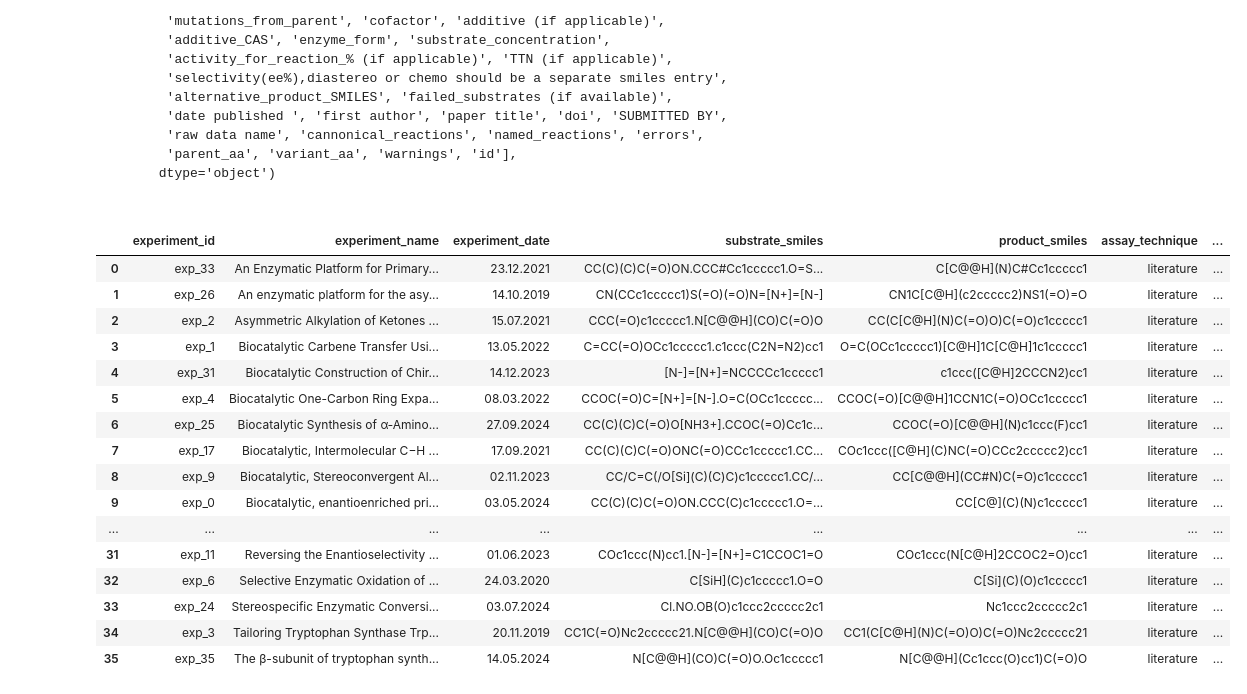
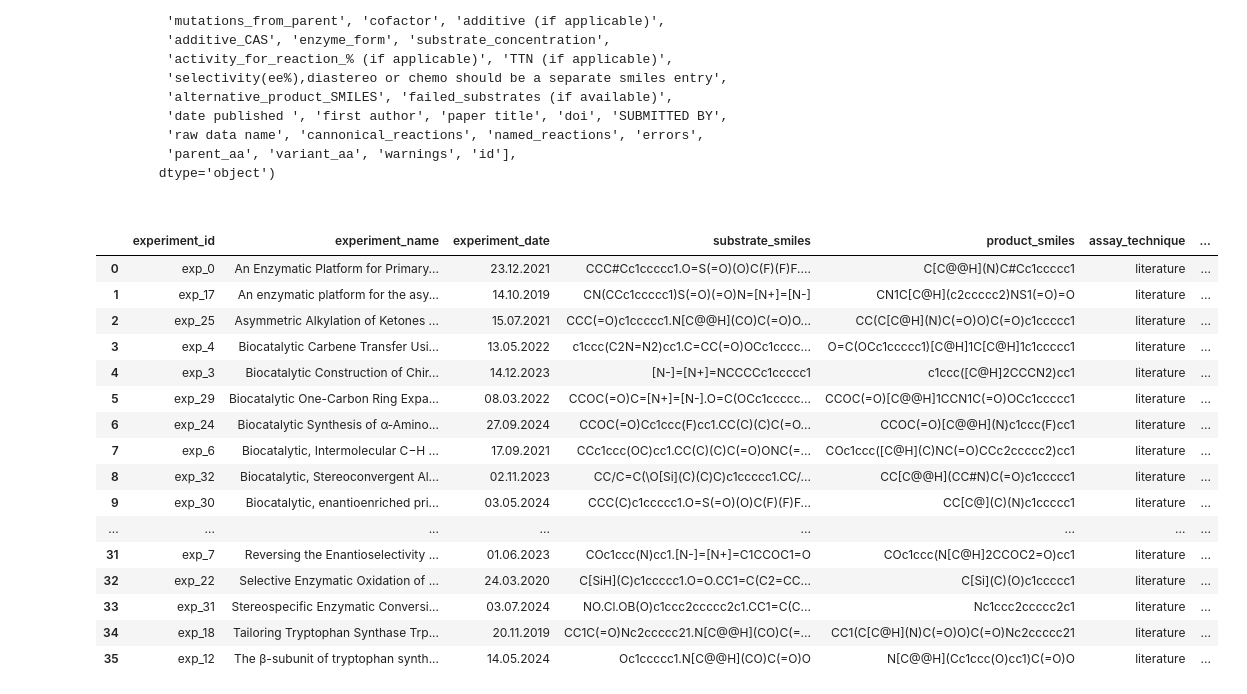
Before and after one commit to fhalab/EnzymeEngineeringDB, a Jupyter notebook: analysis/N4_ConvertFormatToLevSeq.ipynb, the cells around one changed output. Cells and saved outputs as stored; diff of their text form; code cells hidden in the pictures.

```diff
--- a/analysis/N4_ConvertFormatToLevSeq.ipynb
+++ b/analysis/N4_ConvertFormatToLevSeq.ipynb
@@ -425,41 +410,51 @@ doi_to_date = {'DOI: 10.1126/science.aah6219': '25.11.2016',
  'https://doi.org/10.1021/jacs.9b02931': '09.05.2019',
  'https://doi.org/10.1021/jacs.9b11608': '02.12.2019',
  'https://doi.org/10.1038/s41557-021-00794-z': '18.10.2021'}
+# %%
+cofactor_df = pd.read_csv('../data/paper_cofactor_categories_chemistry_20250516210647.csv')
+cofactor_df = cofactor_df.dropna()
+paper_to_cofactor = dict(zip(cofactor_df.paper_title, cofactor_df.cofactor_smiles))
 # %%
 metadata_rows = []
 for name, experiment in levseq_df.groupby('paper title'):
     experiment_id = f'exp_{paper_to_id.get(name)}'
-    try:
-        # this is what makes each a row in the df (each should have the same reaction/products and substrates)
-        substrates = experiment['cannonical_reactions'].values[0].split('>>')[0]
-        products = experiment['cannonical_reactions'].values[0].split('>>')[1]
-        paper = experiment['paper title'].values[0]
-        date = doi_to_date.get(experiment['doi'].values[0])
-        cif = experiment['cif'].values[0]
-        metadata_rows.append([experiment_id, paper, date, substrates, products, 'literature', cif])
-    except:
-        print(name)
-metadata_df = pd.DataFrame(metadata_rows, columns=['experiment_id', 'experiment_name', 'experiment_date',
-                                          'substrate_smiles', 'product_smiles', 'assay_technique', 'cif_filename'])
+    #if name != 'An Enzymatic Platform for Primary Amination of 1-Aryl-2-alkyl Alkynes':
+    # this is what makes each a row in the df (each should have the same reaction/products and substrates)
+    all_products = []
+    all_substrates = []
+    main_reaction = experiment['cannonical_reactions'].values[0]
+
+    products = '.'.join(list(set(main_reaction.split('>>')[1].split('.'))))
+    substrates = '.'.join(list(set(main_reaction.split('>>')[0].split('.'))))
+    if paper_to_cofactor.get(name):
+        substrates += '.' +  paper_to_cofactor.get(name)
+    paper = experiment['paper title'].values[0]
+    date = doi_to_date.get(experiment['doi'].values[0])
+    cif = experiment['cif'].values[0]
+    seq = experiment['aa_sequence'].values[0]
+    seq = seq.replace('*', '')
+    metadata_rows.append([experiment_id, paper, date, substrates, products, 'literature', seq, cif])
+
+metadata_df = pd.DataFrame(metadata_rows, columns=['experiment_id', 'experiment_name', 'experiment_date', 'substrate_smiles', 'product_smiles', 'assay_technique', 'parent_amino_acid', 'cif_filename'])
 metadata_df
 # %% [output]
 |  | experiment_id | experiment_name | experiment_date | substrate_smiles | product_smiles | assay_technique | ... |
-| 0 | exp_33 | An Enzymatic Platform for Primary... | 23.12.2021 | CC(C)(C)C(=O)ON.CCC#Cc1ccccc1.O=S... | C[C@@H](N)C#Cc1ccccc1 | literature | ... |
-| 1 | exp_26 | An enzymatic platform for the asy... | 14.10.2019 | CN(CCc1ccccc1)S(=O)(=O)N=[N+]=[N-] | CN1C[C@H](c2ccccc2)NS1(=O)=O | literature | ... |
-| 2 | exp_2 | Asymmetric Alkylation of Ketones ... | 15.07.2021 | CCC(=O)c1ccccc1.N[C@@H](CO)C(=O)O | CC(C[C@H](N)C(=O)O)C(=O)c1ccccc1 | literature | ... |
-| 3 | exp_1 | Biocatalytic Carbene Transfer Usi... | 13.05.2022 | C=CC(=O)OCc1ccccc1.c1ccc(C2N=N2)cc1 | O=C(OCc1ccccc1)[C@H]1C[C@H]1c1ccccc1 | literature | ... |
-| 4 | exp_31 | Biocatalytic Construction of Chir... | 14.12.2023 | [N-]=[N+]=NCCCCc1ccccc1 | c1ccc([C@H]2CCCN2)cc1 | literature | ... |
-| 5 | exp_4 | Biocatalytic One-Carbon Ring Expa... | 08.03.2022 | CCOC(=O)C=[N+]=[N-].O=C(OCc1ccccc... | CCOC(=O)[C@@H]1CCN1C(=O)OCc1ccccc1 | literature | ... |
-| 6 | exp_25 | Biocatalytic Synthesis of α‑Amino... | 27.09.2024 | CC(C)(C)C(=O)O[NH3+].CCOC(=O)Cc1c... | CCOC(=O)[C@@H](N)c1ccc(F)cc1 | literature | ... |
-| 7 | exp_17 | Biocatalytic, Intermolecular C−H ... | 17.09.2021 | CC(C)(C)C(=O)ONC(=O)CCc1ccccc1.CC... | COc1ccc([C@H](C)NC(=O)CCc2ccccc2)cc1 | literature | ... |
-| 8 | exp_9 | Biocatalytic, Stereoconvergent Al... | 02.11.2023 | CC/C=C(/O[Si](C)(C)C)c1ccccc1.CC/... | CC[C@@H](CC#N)C(=O)c1ccccc1 | literature | ... |
-| 9 | exp_0 | Biocatalytic, enantioenriched pri... | 03.05.2024 | CC(C)(C)C(=O)ON.CCC(C)c1ccccc1.O=... | CC[C@](C)(N)c1ccccc1 | literature | ... |
+| 0 | exp_0 | An Enzymatic Platform for Primary... | 23.12.2021 | CCC#Cc1ccccc1.O=S(=O)(O)C(F)(F)F.... | C[C@@H](N)C#Cc1ccccc1 | literature | ... |
+| 1 | exp_17 | An enzymatic platform for the asy... | 14.10.2019 | CN(CCc1ccccc1)S(=O)(=O)N=[N+]=[N-] | CN1C[C@H](c2ccccc2)NS1(=O)=O | literature | ... |
+| 2 | exp_25 | Asymmetric Alkylation of Ketones ... | 15.07.2021 | CCC(=O)c1ccccc1.N[C@@H](CO)C(=O)O... | CC(C[C@H](N)C(=O)O)C(=O)c1ccccc1 | literature | ... |
+| 3 | exp_4 | Biocatalytic Carbene Transfer Usi... | 13.05.2022 | c1ccc(C2N=N2)cc1.C=CC(=O)OCc1cccc... | O=C(OCc1ccccc1)[C@H]1C[C@H]1c1ccccc1 | literature | ... |
+| 4 | exp_3 | Biocatalytic Construction of Chir... | 14.12.2023 | [N-]=[N+]=NCCCCc1ccccc1 | c1ccc([C@H]2CCCN2)cc1 | literature | ... |
+| 5 | exp_29 | Biocatalytic One-Carbon Ring Expa... | 08.03.2022 | CCOC(=O)C=[N+]=[N-].O=C(OCc1ccccc... | CCOC(=O)[C@@H]1CCN1C(=O)OCc1ccccc1 | literature | ... |
+| 6 | exp_24 | Biocatalytic Synthesis of α‑Amino... | 27.09.2024 | CCOC(=O)Cc1ccc(F)cc1.CC(C)(C)C(=O... | CCOC(=O)[C@@H](N)c1ccc(F)cc1 | literature | ... |
+| 7 | exp_6 | Biocatalytic, Intermolecular C−H ... | 17.09.2021 | CCc1ccc(OC)cc1.CC(C)(C)C(=O)ONC(=... | COc1ccc([C@H](C)NC(=O)CCc2ccccc2)cc1 | literature | ... |
+| 8 | exp_32 | Biocatalytic, Stereoconvergent Al... | 02.11.2023 | CC/C=C(\O[Si](C)(C)C)c1ccccc1.CC/... | CC[C@@H](CC#N)C(=O)c1ccccc1 | literature | ... |
+| 9 | exp_30 | Biocatalytic, enantioenriched pri... | 03.05.2024 | CCC(C)c1ccccc1.O=S(=O)(O)C(F)(F)F... | CC[C@](C)(N)c1ccccc1 | literature | ... |
 | ... | ... | ... | ... | ... | ... | ... | ... |
-| 31 | exp_11 | Reversing the Enantioselectivity ... | 01.06.2023 | COc1ccc(N)cc1.[N-]=[N+]=C1CCOC1=O | COc1ccc(N[C@H]2CCOC2=O)cc1 | literature | ... |
-| 32 | exp_6 | Selective Enzymatic Oxidation of ... | 24.03.2020 | C[SiH](C)c1ccccc1.O=O | C[Si](C)(O)c1ccccc1 | literature | ... |
-| 33 | exp_24 | Stereospecific Enzymatic Conversi... | 03.07.2024 | Cl.NO.OB(O)c1ccc2ccccc2c1 | Nc1ccc2ccccc2c1 | literature | ... |
-| 34 | exp_3 | Tailoring Tryptophan Synthase Trp... | 20.11.2019 | CC1C(=O)Nc2ccccc21.N[C@@H](CO)C(=O)O | CC1(C[C@H](N)C(=O)O)C(=O)Nc2ccccc21 | literature | ... |
-| 35 | exp_35 | The β-subunit of tryptophan synth... | 14.05.2024 | N[C@@H](CO)C(=O)O.Oc1ccccc1 | N[C@@H](Cc1ccc(O)cc1)C(=O)O | literature | ... |
+| 31 | exp_7 | Reversing the Enantioselectivity ... | 01.06.2023 | COc1ccc(N)cc1.[N-]=[N+]=C1CCOC1=O | COc1ccc(N[C@H]2CCOC2=O)cc1 | literature | ... |
+| 32 | exp_22 | Selective Enzymatic Oxidation of ... | 24.03.2020 | C[SiH](C)c1ccccc1.O=O.CC1=C(C2=CC... | C[Si](C)(O)c1ccccc1 | literature | ... |
+| 33 | exp_31 | Stereospecific Enzymatic Conversi... | 03.07.2024 | NO.Cl.OB(O)c1ccc2ccccc2c1.CC1=C(C... | Nc1ccc2ccccc2c1 | literature | ... |
+| 34 | exp_18 | Tailoring Tryptophan Synthase Trp... | 20.11.2019 | CC1C(=O)Nc2ccccc21.N[C@@H](CO)C(=... | CC1(C[C@H](N)C(=O)O)C(=O)Nc2ccccc21 | literature | ... |
+| 35 | exp_12 | The β-subunit of tryptophan synth... | 14.05.2024 | Oc1ccccc1.N[C@@H](CO)C(=O)O | N[C@@H](Cc1ccc(O)cc1)C(=O)O | literature | ... |
 # %%
 metadata_df.to_csv('DEDB/LevSeq-metadata_formatted_protein-evolution-database_V4.csv', index=False)
 # %%
```
Also changed, not shown: parts of 3 cells of this notebook.
